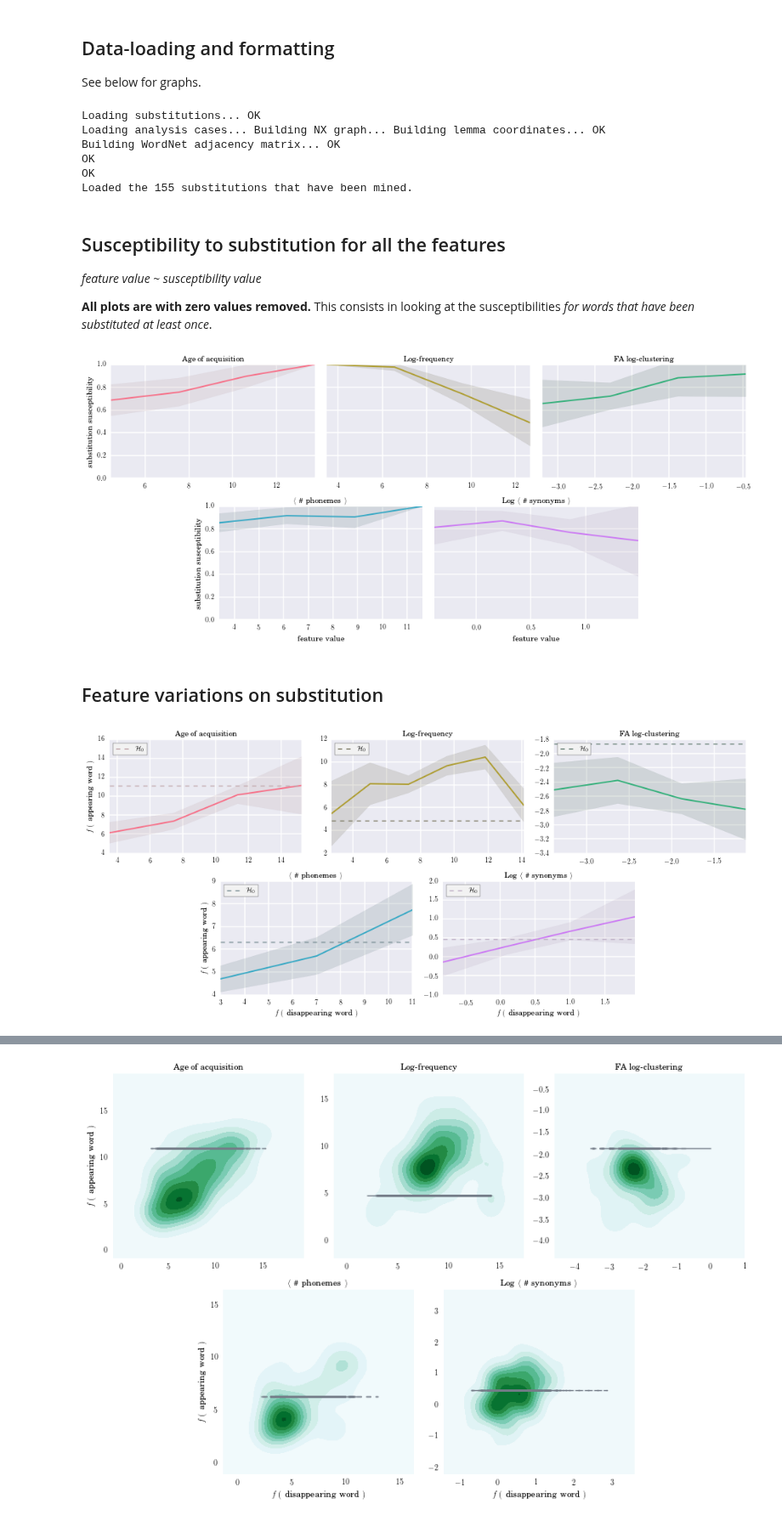
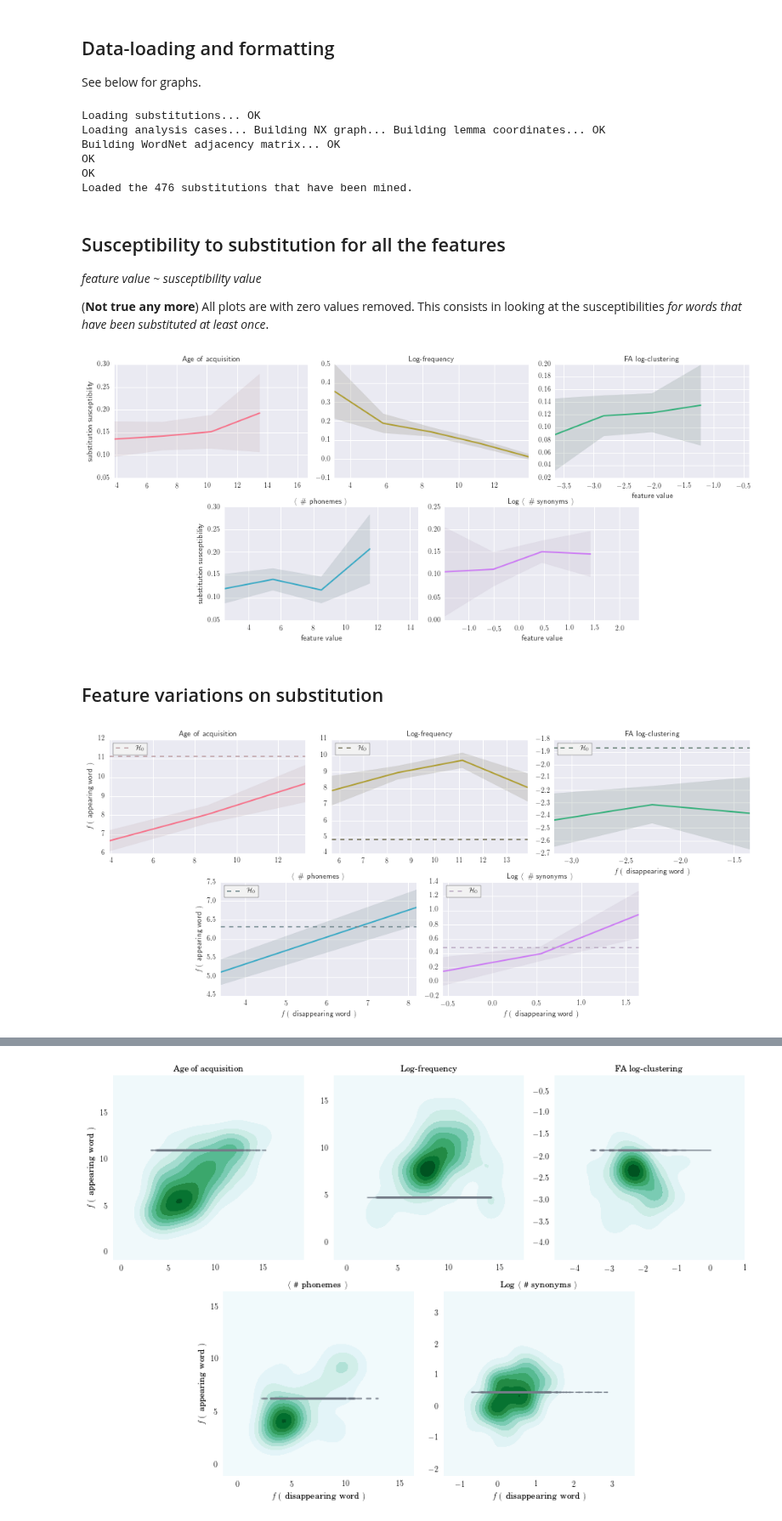
Before and after one commit to wehlutyk/brainscopypaste, a Jupyter notebook: substitutions_paper.ipynb, the cells around one changed output, grey strips where cells are left out. Shown at 85% size. Drawn from its saved outputs; the diff is of its cells as text; code cells hidden in the pictures.

Commit message:
Update paper figure to allow substrings

```diff
--- a/substitutions_paper.ipynb
+++ b/substitutions_paper.ipynb
@@ -27,7 +27,7 @@ included_features = ['aoa_Kuperman',
 aa = AnalysisArgs({'ff': 'filtered',
                    'model': 'tbgs',
                    'POS': 'all',
-                   'substrings': False,
+                   'substrings': True,
                    'timebag_size': 1.0,
                    'features': included_features,
                    'positions': False,
@@ -44,13 +44,13 @@ Loading analysis cases... Building NX graph... Building lemma coordinates... OK
 Building WordNet adjacency matrix... OK
 OK
 OK
-Loaded the 155 substitutions that have been mined.
+Loaded the 476 substitutions that have been mined.
 # %% [markdown]
 ## Susceptibility to substitution for all the features
 
 *feature value* ~ *susceptibility value*
 
-**All plots are with zero values removed.** This consists in looking at the susceptibilities *for words that have been substituted at least once*.
+(**Not true any more**) All plots are with zero values removed. This consists in looking at the susceptibilities *for words that have been substituted at least once*.
 # %%
 # Translating internal feature names to public names
 tr_map = {'aoa_Kuperman': 'Age of acquisition',
@@ -86,10 +86,10 @@ for a in sa.analyses:
         # the original unfiltered susceptibilities each time.
         a.f_susceptibilities_orig = a.f_susceptibilities
 
-    a.f_susceptibilities = a.f_susceptibilities_orig[np.nonzero(a.f_susceptibilities_orig[:, 1])]
+    a.f_susceptibilities = a.f_susceptibilities_orig#[np.nonzero(a.f_susceptibilities_orig[:, 1])]
     # Remove MNSyns outlier
-    if a.feature.fullname == 'wn MNSyns all':
-        a.f_susceptibilities = a.f_susceptibilities_orig[np.nonzero(a.f_susceptibilities_orig[:, 1])][:-1]
+    #if a.feature.fullname == 'wn MNSyns all':
+    #    a.f_susceptibilities = a.f_susceptibilities_orig[np.nonzero(a.f_susceptibilities_orig[:, 1])][:-1]
 
 # Set names, order and colorify analyses
 for a in sa.analyses:
@@ -104,8 +104,8 @@ sdata = pd.DataFrame({'feature': np.concatenate([[a.feature.publicname] * len(a.
                       'feature value': np.concatenate([a.f_susceptibilities[:, 0] for a in analyses]),
                       'substitution susceptibility': np.concatenate([a.f_susceptibilities[:, 1] for a in analyses])})
 # %%
-nbins_suscepts = 4
-n_pts_threshold = 1
+nbins_suscepts = 5
+n_pts_threshold = 15
 
 # Our plotting function for a given feature
 def plot_susceptibility(xvalues, svalues, **kwargs):
@@ -116,44 +116,44 @@ def plot_susceptibility(xvalues, svalues, **kwargs):
     #                       (int(np.ceil(xvalues.iloc[-1])) - int(np.floor(xvalues.iloc[0])) + 2) / 2)
     #else:
     #    bins = np.linspace(xvalues.iloc[0], xvalues.iloc[-1], nbins)
     bins = np.linspace(xvalues.iloc[0], xvalues.iloc[-1], nbins_suscepts + 1)
     xs = (bins[1:] + bins[:-1]) / 2
     ys = np.zeros_like(xs)
     cs = np.zeros_like(xs)
     for i in range(len(bins) - 1):
         idx = np.where((bins[i] <= xvalues) * (xvalues < bins[i + 1]))[0]
         if len(idx) > n_pts_threshold:
             yss = svalues.iloc[idx]
             ys[i] = yss.mean()
             cs[i] = 1.96 * yss.std() / np.sqrt(len(idx) - 1)
         else:
             ys[i] = np.nan
             cs[i] = np.nan
 
     #plt.hlines(0, xs[0], xs[-1], linestyles='dashed', colors=sb.desaturate(color, 0.2))
     #plt.hlines(1, xs[0], xs[-1], linestyles='dashed', colors=sb.desaturate(color, 0.2))
     plt.plot(xs, ys, '-', lw=2, color=color)
     plt.fill_between(xs, ys - cs, ys + cs, color=sb.desaturate(color, 0.2), alpha=0.2)
     plt.xlim(xs[0], xs[-1])
-    plt.ylim(0, 1)
+    #plt.ylim(0, 1)
 
 # Plot!
 sg = sb.FacetGrid(sdata, col='feature', col_wrap=3, col_order=translate(included_features),
-                  aspect=1.5, size=3, sharex=False, hue='feature', palette=palette_dict)
+                  aspect=1.5, size=3, sharex=False, sharey=False, hue='feature', palette=palette_dict)
 sg.map(plot_susceptibility, 'feature value', 'substitution susceptibility')
 sg.set_titles('{col_name}')
 # Remove the last axis and recenter the lower row
-sg.axes[1, 2].set_axis_off()
-pts12 = sg.axes[1, 2].get_position().get_points()
-pts11 = sg.axes[1, 1].get_position().get_points()
-trans = Affine2D().translate((pts12[1, 0] - pts11[1, 0]) / 2, 0)
-box10 = sg.axes[1, 0].get_position()
-box11 = sg.axes[1, 1].get_position()
-sg.axes[1, 0].set_position(TransformedBbox(box10, trans))
-sg.axes[1, 1].set_position(TransformedBbox(box11, trans))
+#sg.axes[1, 2].set_axis_off()
+pts02 = sg.axes[2].get_position().get_points()
+pts01 = sg.axes[1].get_position().get_points()
+trans = Affine2D().translate((pts02[1, 0] - pts01[1, 0]) / 2, 0)
+box10 = sg.axes[3].get_position()
+box11 = sg.axes[4].get_position()
+sg.axes[3].set_position(TransformedBbox(box10, trans))
+sg.axes[4].set_position(TransformedBbox(box11, trans))
 sg.fig.savefig('data/figures_paper/feature_susceptibilities.png', bbox_inches='tight', dpi=300)
 # %% [output]
-[figure, old version]
+[figure, new version]
 # %% [markdown]
 ## Feature variations on substitution
 # %%
@@ -205,8 +206,8 @@ def plot_variations(xvalues, avalues, h0s, cis, **kwargs):
 
 # Plot!
 vg = sb.FacetGrid(vdata_binned, col='feature', col_wrap=3, col_order=translate(included_features),
-                  aspect=1.5, size=3, sharex=False, sharey=False, hue='feature', palette=palette_dict,
-                  legend=True)
+                  aspect=1.5, size=3, sharex=False, sharey=False, hue='feature', palette=palette_dict)#,
+                  #legend=True)
 vg.map(plot_variations, 'disappearing bin middles', 'appearing bin averages', 'appearing H0', 'ci')
 vg.set_titles('{col_name}')
 vg.set_xlabels(r'$f \left( \right.$ disappearing word $\left. \right)$')
@@ -220,14 +221,14 @@ for ax in vg.axes.ravel():
     frame.set_facecolor('#f2f2f2')
     frame.set_edgecolor('#000000')
 # Remove the last axis and recenter the lower row
-vg.axes[1, 2].set_axis_off()
-pts12 = vg.axes[1, 2].get_position().get_points()
-pts11 = vg.axes[1, 1].get_position().get_points()
-trans = Affine2D().translate((pts12[1, 0] - pts11[1, 0]) / 2, 0)
-box10 = vg.axes[1, 0].get_position()
-box11 = vg.axes[1, 1].get_position()
-vg.axes[1, 0].set_position(TransformedBbox(box10, trans))
-vg.axes[1, 1].set_position(TransformedBbox(box11, trans))
+#vg.axes[1, 2].set_axis_off()
+pts02 = vg.axes[2].get_position().get_points()
+pts01 = vg.axes[1].get_position().get_points()
+trans = Affine2D().translate((pts02[1, 0] - pts01[1, 0]) / 2, 0)
+box10 = vg.axes[3].get_position()
+box11 = vg.axes[4].get_position()
+vg.axes[3].set_position(TransformedBbox(box10, trans))
+vg.axes[4].set_position(TransformedBbox(box11, trans))
 vg.fig.savefig('data/figures_paper/feature_variations-binned.png', bbox_inches='tight', dpi=300)
 # %% [output]
-[figure, old version]
+[figure, new version]
```
Also changed, not shown: parts of 2 cells of this notebook, 3 other files.
